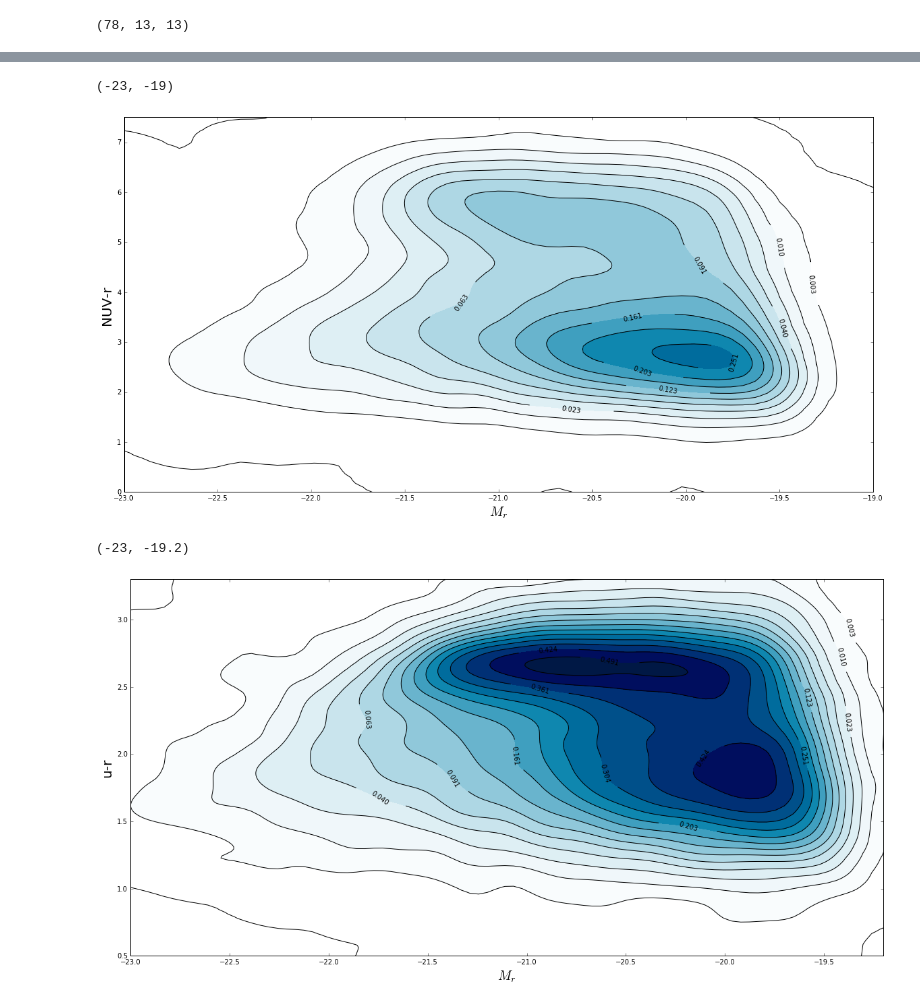
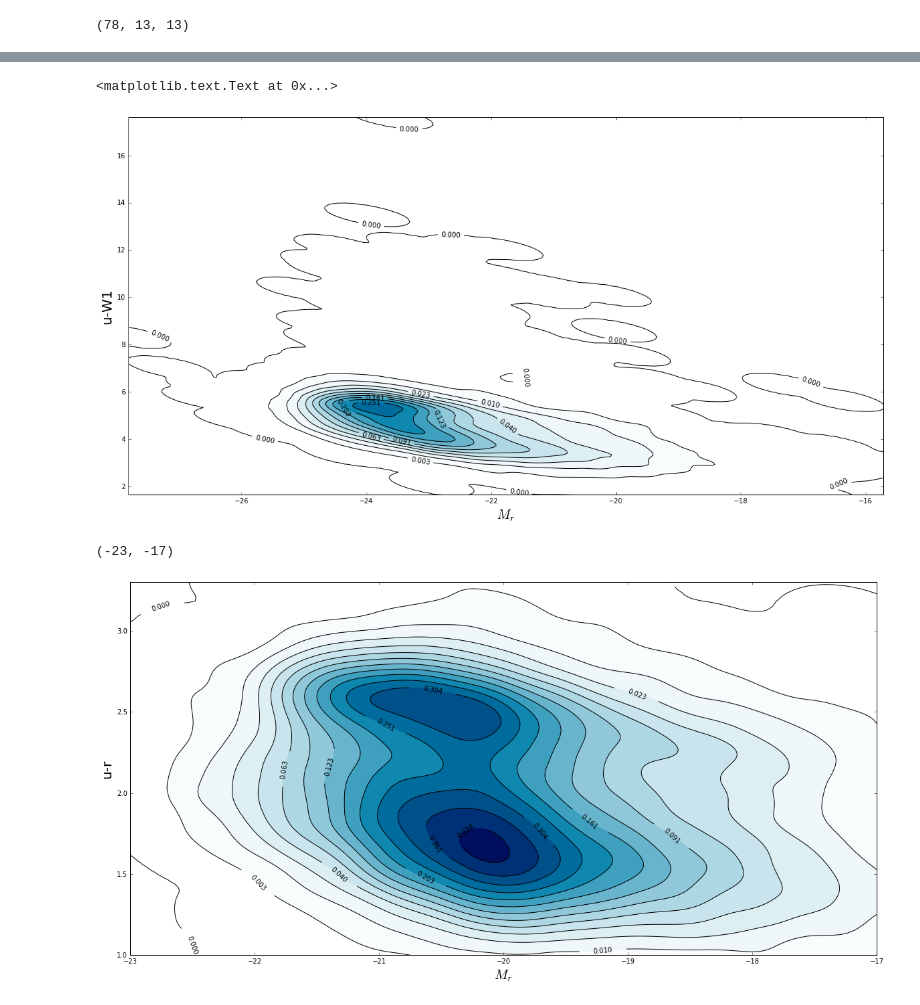
Before and after one commit to calumhrmurray/MPhysProject, a Jupyter notebook: analysis/final_cmds/without_FUV_cmds.ipynb, the cells around one changed output, grey strips where cells are left out. Cells and saved outputs as stored; diff of their text form; code cells hidden in the pictures.

```diff
--- a/analysis/final_cmds/without_FUV_cmds.ipynb
+++ b/analysis/final_cmds/without_FUV_cmds.ipynb
@@ -75,12 +75,12 @@ plt.xlabel(label)
 # %%
 #plt.figure(figsize=(20,80))
-colrow= [2,5]
+colrow= [3,12]
 
 x = [row[colrow[1]] for row in [row for row in galaxies if 0.1>row[0]>0.004 and 999>row[colrow[0]]-row[colrow[1]] > -999]]
 y = [row[colrow[0]]-row[colrow[1]] for row in [row for row in galaxies if 0.1>row[0]>0.004 and 999>row[colrow[0]]-row[colrow[1]] > -999]]
 xx,yy,f = kernel_density_estimation(x,y)
 # %%
-colrow= [2,5]
+colrow= [3,12]
 
 fig = plt.figure(figsize=(20,10))
 ax = fig.gca()
@@ -94,38 +94,38 @@ ax.clabel(cset, inline=1, fontsize=10)
 label = names[colrow[0]-1]+'-'+names[colrow[1]-1]
 ax.set_ylabel(label,fontsize=20)
 ax.set_xlabel('$M_{r}$',fontsize =20)
-ax.set_ylim(0,7.5)
-ax.set_xlim(-23,-19)
+#ax.set_ylim(0,7.5)
+#ax.set_xlim(-23,-19)
 # %% [output]
-(-23, -19)
+<matplotlib.text.Text at 0x...>
-[figure, old version]
+[figure, new version]
 # %%
 #plt.figure(figsize=(20,80))
 colrow= [3,5]
 
-urx = [row[colrow[1]] for row in [row for row in galaxies if 0.1>row[0]>0.004 and 3.5>row[colrow[0]]-row[colrow[1]] > 0]]
-ury = [row[colrow[0]]-row[colrow[1]] for row in [row for row in galaxies if 0.1>row[0]>0.004 and 3.5>row[colrow[0]]-row[colrow[1]] > 0]]
+urx = [row[colrow[1]] for row in [row for row in galaxies if 0.08>row[0]>0.004 and 3.5>row[colrow[0]]-row[colrow[1]] > 0]]
+ury = [row[colrow[0]]-row[colrow[1]] for row in [row for row in galaxies if 0.08>row[0]>0.004 and 3.5>row[colrow[0]]-row[colrow[1]] > 0]]
 urxx,uryy,urf = kernel_density_estimation(urx,ury)
 # %%
 colrow= [3,5]
 
 fig = plt.figure(figsize=(20,10))
 ax = fig.gca()
 # Contourf plot
 cfset = ax.contourf(urxx, uryy, urf,levels=[np.power(x,2) for x in np.arange(0.001,0.9,0.05)], cmap='ocean_r',)
 ## Or kernel density estimate plot instead of the contourf plot
 #ax.imshow(np.rot90(f), cmap='Blues', extent=[xmin, xmax, ymin, ymax])
 cset = ax.contour(urxx, uryy, urf,levels=[np.power(x,2) for x in np.arange(0.001,0.9,0.05)],colors='k',alpha=1.)
 # Label plot
 ax.clabel(cset, inline=1, fontsize=10)
 label = names[colrow[0]-1]+'-'+names[colrow[1]-1]
 ax.set_ylabel(label,fontsize=20)
 ax.set_xlabel('$M_{r}$',fontsize=20)
-ax.set_ylim(0.5,3.3)
-ax.set_xlim(-23,-19.2)
+ax.set_ylim(1.,3.3)
+ax.set_xlim(-23,-17)
 # %% [output]
-(-23, -19.2)
+(-23, -17)
-[figure, old version]
+[figure, new version]
 # %%
 #plt.figure(figsize=(20,80))
 colrow= [3,10]
```
Also changed, not shown: parts of 6 cells of this notebook, 19 other files.
